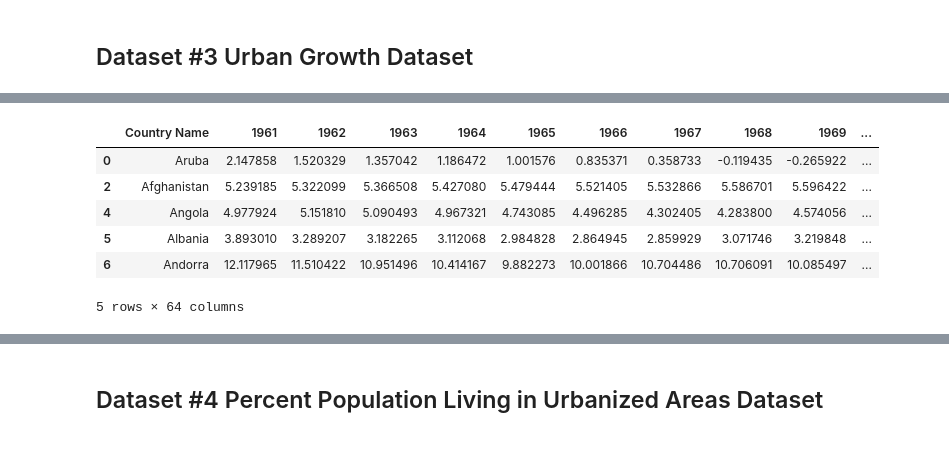
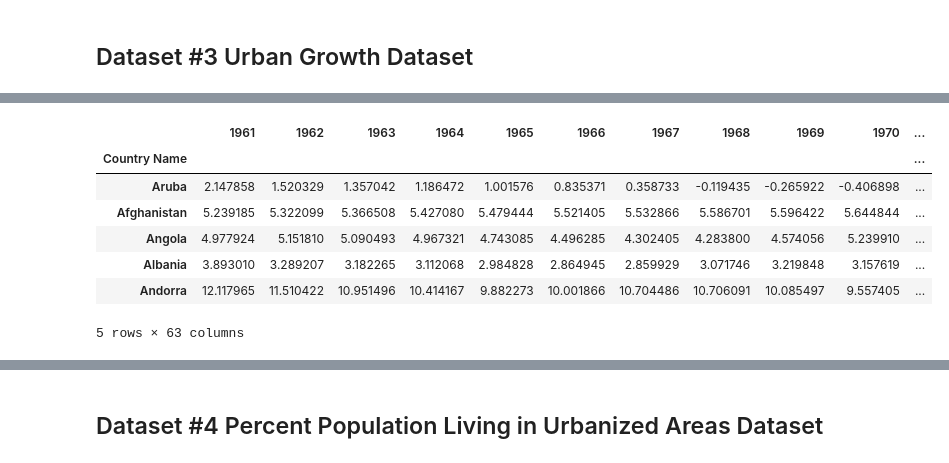
Before and after one commit to abbymcleod/Country-Happiness-Index, a Jupyter notebook: EDACheckpoint_Group010-FA24.ipynb, the cells around one changed output, grey strips where cells are left out. Saved outputs shown, nothing was run; the diff lists cells and outputs as text; code cells hidden in the pictures.

```diff
--- a/EDACheckpoint_Group010-FA24.ipynb
+++ b/EDACheckpoint_Group010-FA24.ipynb
@@ -215,0 +217,5 @@ urban_growth_df = urban_growth_df.dropna()
+# %%
+#dropping columnes that are not relevant, 1960 was just empty and we will just use the country name to merge on
+urban_growth_df = urban_growth_df.drop(columns = ['Country Code', '1960', 'Indicator Code', 'Indicator Name'])
+urban_growth_df = urban_growth_df.dropna().set_index('Country Name')
+urban_growth_df.head()
@@ -216,39 +231,30 @@ urban_growth_df = urban_growth_df.dropna()
 # %%
-# List of country names to exclude
-countries_to_exclude = [
-    'Africa Eastern and Southern', 'Africa Western and Central', 'Arab World',
-    'Antigua and Barbuda', 'Bosnia and Herzegovina', 'Central African Republic',
-    'Central Europe and the Baltics', 'Caribbean small states',
-    'East Asia & Pacific (excluding high income)', 'Early-demographic dividend',
-    'East Asia & Pacific', 'Europe & Central Asia (excluding high income)',
-    'Europe & Central Asia', 'Euro area', 'European Union',
-    'Fragile and conflict affected situations', 'High income',
-    'Heavily indebted poor countries (HIPC)', 'IBRD only', 'IDA & IBRD total',
-    'IDA total', 'IDA blend', 'IDA only',
-    'Latin America & Caribbean (excluding high income)', 'Latin America & Caribbean',
-    'Least developed countries: UN classification', 'Low income', 'Lower middle income',
-    'Low & middle income', 'Late-demographic dividend', 'Middle East & North Africa',
-    'Middle income', 'Middle East & North Africa (excluding high income)', 'North America',
-    'OECD members', 'Other small states', 'Pre-demographic dividend',
-    'Pacific island small states', 'Post-demographic dividend', 'South Asia',
-    'Sub-Saharan Africa (excluding high income)', 'Sub-Saharan Africa', 'Small states',
-    'Sint Maarten (Dutch part)', 'East Asia & Pacific (IDA & IBRD countries)',
-    'Europe & Central Asia (IDA & IBRD countries)',
-    'Latin America & the Caribbean (IDA & IBRD countries)',
-    'Middle East & North Africa (IDA & IBRD countries)', 'South Asia (IDA & IBRD)',
-    'Sub-Saharan Africa (IDA & IBRD countries)', 'Upper middle income', 'World'
-]
-
-# Filter out rows where "Country Name" is in the exclusion list
-countries_only = urban_growth_df[~urban_growth_df['Country Name'].isin(countries_to_exclude)]
-
-# Display the first few rows
+#getting country names only
+countries_only = urban_growth_df.drop(index = ['Africa Eastern and Southern', 'Africa Western and Central', 'Arab World',
+                                              'Antigua and Barbuda', 'Bosnia and Herzegovina', 'Central African Republic',
+                                              'Central Europe and the Baltics', 'Caribbean small states',
+                                              'East Asia & Pacific (excluding high income)', 'Early-demographic dividend',
+                                              'East Asia & Pacific', 'Europe & Central Asia (excluding high income)',
+                                              'Europe & Central Asia', 'Euro area', 'European Union',
+                                              'Fragile and conflict affected situations', 'High income',
+                                              'Heavily indebted poor countries (HIPC)', 'IBRD only', 'IDA & IBRD total',
+                                              'IDA total', 'IDA blend', 'IDA only', 'Latin America & Caribbean (excluding high income)',
+                                              'Latin America & Caribbean', 'Least developed countries: UN classification', 'Low income',
+                                              'Lower middle income', 'Low & middle income', 'Late-demographic dividend',
+                                              'Middle East & North Africa', 'Middle income', 'Middle East & North Africa (excluding high income)',
+                                              'North America', 'OECD members', 'Other small states', 'Pre-demographic dividend',
+                                              'Pacific island small states', 'Post-demographic dividend', 'South Asia',
+                                              'Sub-Saharan Africa (excluding high income)', 'Sub-Saharan Africa', 'Small states', 'Sint Maarten (Dutch part)',
+                                              'East Asia & Pacific (IDA & IBRD countries)', 'Europe & Central Asia (IDA & IBRD countries)',
+                                              'Latin America & the Caribbean (IDA & IBRD countries)', 'Middle East & North Africa (IDA & IBRD countries)',
+                                              'South Asia (IDA & IBRD)', 'Sub-Saharan Africa (IDA & IBRD countries)', 'Upper middle income', 'World'])
 countries_only.head()
 # %% [output]
-|  | Country Name | 1961 | 1962 | 1963 | 1964 | 1965 | 1966 | 1967 | 1968 | 1969 | ... |
-| 0 | Aruba | 2.147858 | 1.520329 | 1.357042 | 1.186472 | 1.001576 | 0.835371 | 0.358733 | -0.119435 | -0.265922 | ... |
-| 2 | Afghanistan | 5.239185 | 5.322099 | 5.366508 | 5.427080 | 5.479444 | 5.521405 | 5.532866 | 5.586701 | 5.596422 | ... |
-| 4 | Angola | 4.977924 | 5.151810 | 5.090493 | 4.967321 | 4.743085 | 4.496285 | 4.302405 | 4.283800 | 4.574056 | ... |
-| 5 | Albania | 3.893010 | 3.289207 | 3.182265 | 3.112068 | 2.984828 | 2.864945 | 2.859929 | 3.071746 | 3.219848 | ... |
-| 6 | Andorra | 12.117965 | 11.510422 | 10.951496 | 10.414167 | 9.882273 | 10.001866 | 10.704486 | 10.706091 | 10.085497 | ... |
+|  | 1961 | 1962 | 1963 | 1964 | 1965 | 1966 | 1967 | 1968 | 1969 | 1970 | ... |
+| Country Name |  |  |  |  |  |  |  |  |  |  | ... |
+| Aruba | 2.147858 | 1.520329 | 1.357042 | 1.186472 | 1.001576 | 0.835371 | 0.358733 | -0.119435 | -0.265922 | -0.406898 | ... |
+| Afghanistan | 5.239185 | 5.322099 | 5.366508 | 5.427080 | 5.479444 | 5.521405 | 5.532866 | 5.586701 | 5.596422 | 5.644844 | ... |
+| Angola | 4.977924 | 5.151810 | 5.090493 | 4.967321 | 4.743085 | 4.496285 | 4.302405 | 4.283800 | 4.574056 | 5.239910 | ... |
+| Albania | 3.893010 | 3.289207 | 3.182265 | 3.112068 | 2.984828 | 2.864945 | 2.859929 | 3.071746 | 3.219848 | 3.157619 | ... |
+| Andorra | 12.117965 | 11.510422 | 10.951496 | 10.414167 | 9.882273 | 10.001866 | 10.704486 | 10.706091 | 10.085497 | 9.557405 | ... |
-5 rows × 64 columns
+5 rows × 63 columns
```
Also changed, not shown: parts of 42 cells of this notebook, 1 other file.
